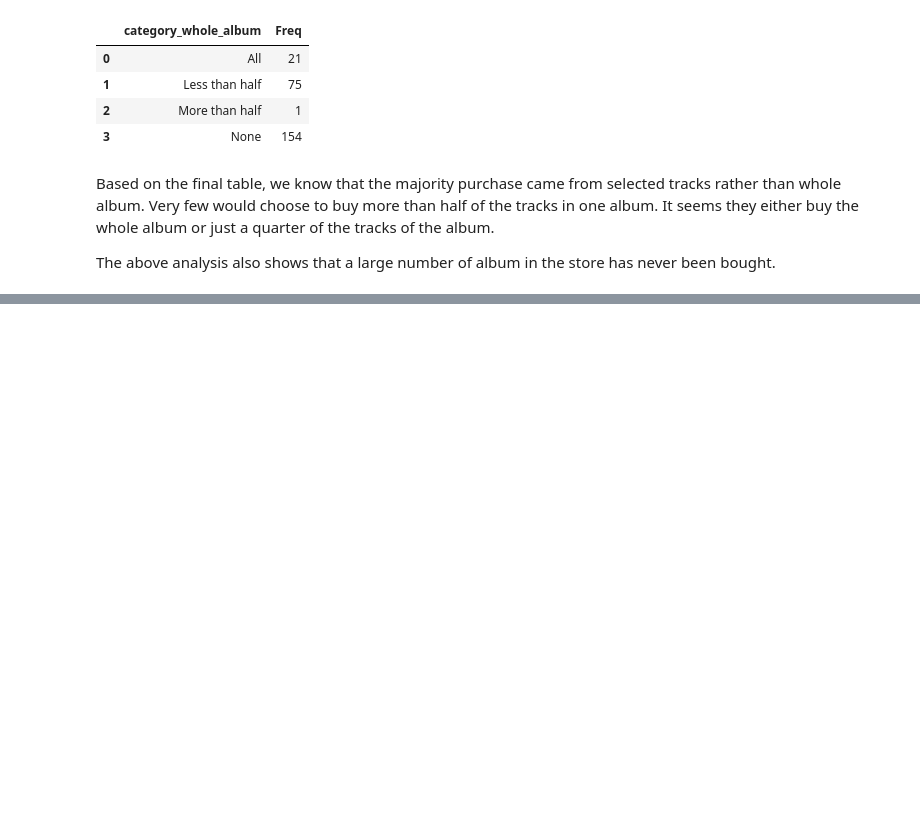
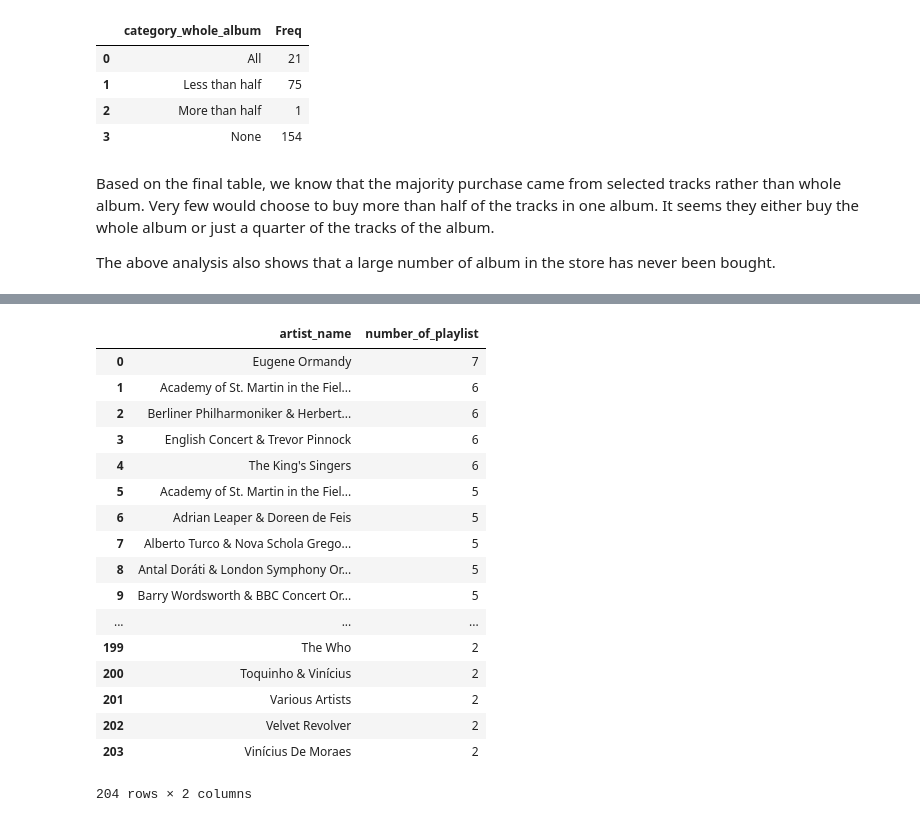
Before and after one commit to mingyyy/dataquest_projects, a Jupyter notebook: DQ_chinook.ipynb, the cells around one changed output, grey strips where cells are left out. Drawn from its saved outputs; the diff is of its cells as text; code cells hidden in the pictures; blank space fills up the shorter version.

```diff
--- a/DQ_chinook.ipynb
+++ b/DQ_chinook.ipynb
@@ -476,0 +511,39 @@ The above analysis also shows that a large number of album in the store has neve
+# %%
+q="""
+SELECT artist_name, COUNT(playlist_id) as number_of_playlist FROM
+    (SELECT playlist_id, artist_name
+        FROM
+        (SELECT pt.playlist_id, ar.name AS artist_name
+            FROM playlist_track pt
+            INNER JOIN track t
+            ON t.track_id=pt.track_id
+            INNER JOIN album a
+            ON t.album_id=a.album_id
+            INNER JOIN artist ar
+            ON a.artist_id=ar.artist_id
+            ORDER by 1, 2)
+        GROUP BY 1, 2
+        ORDER BY 1, 2 DESC) s
+    GROUP BY 1
+    ORDER BY 2 DESC
+"""
+run_query(q)
+# %% [output]
+|  | artist_name | number_of_playlist |
+| 0 | Eugene Ormandy | 7 |
+| 1 | Academy of St. Martin in the Fiel... | 6 |
+| 2 | Berliner Philharmoniker & Herbert... | 6 |
+| 3 | English Concert & Trevor Pinnock | 6 |
+| 4 | The King's Singers | 6 |
+| 5 | Academy of St. Martin in the Fiel... | 5 |
+| 6 | Adrian Leaper & Doreen de Feis | 5 |
+| 7 | Alberto Turco & Nova Schola Grego... | 5 |
+| 8 | Antal Doráti & London Symphony Or... | 5 |
+| 9 | Barry Wordsworth & BBC Concert Or... | 5 |
+| ... | ... | ... |
+| 199 | The Who | 2 |
+| 200 | Toquinho & Vinícius | 2 |
+| 201 | Various Artists | 2 |
+| 202 | Velvet Revolver | 2 |
+| 203 | Vinícius De Moraes | 2 |
+204 rows × 2 columns
```
Also changed, not shown: parts of 5 cells of this notebook.
